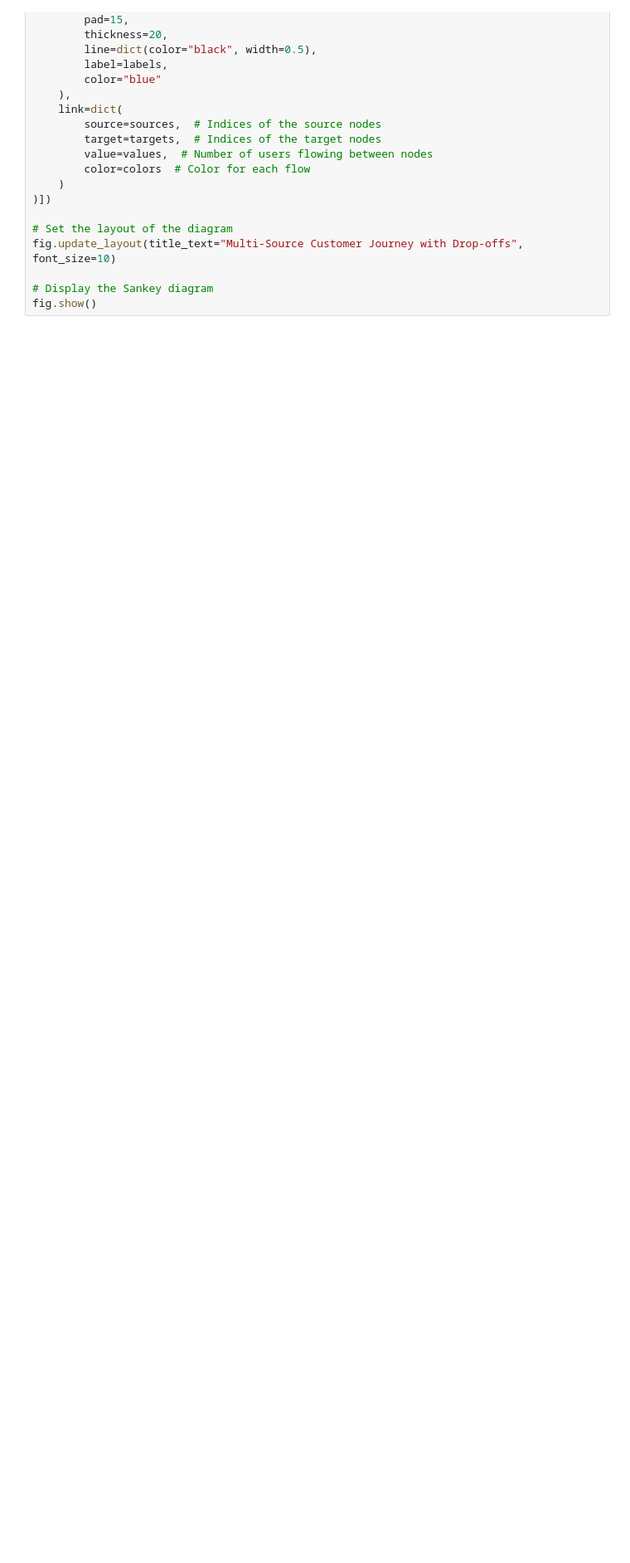
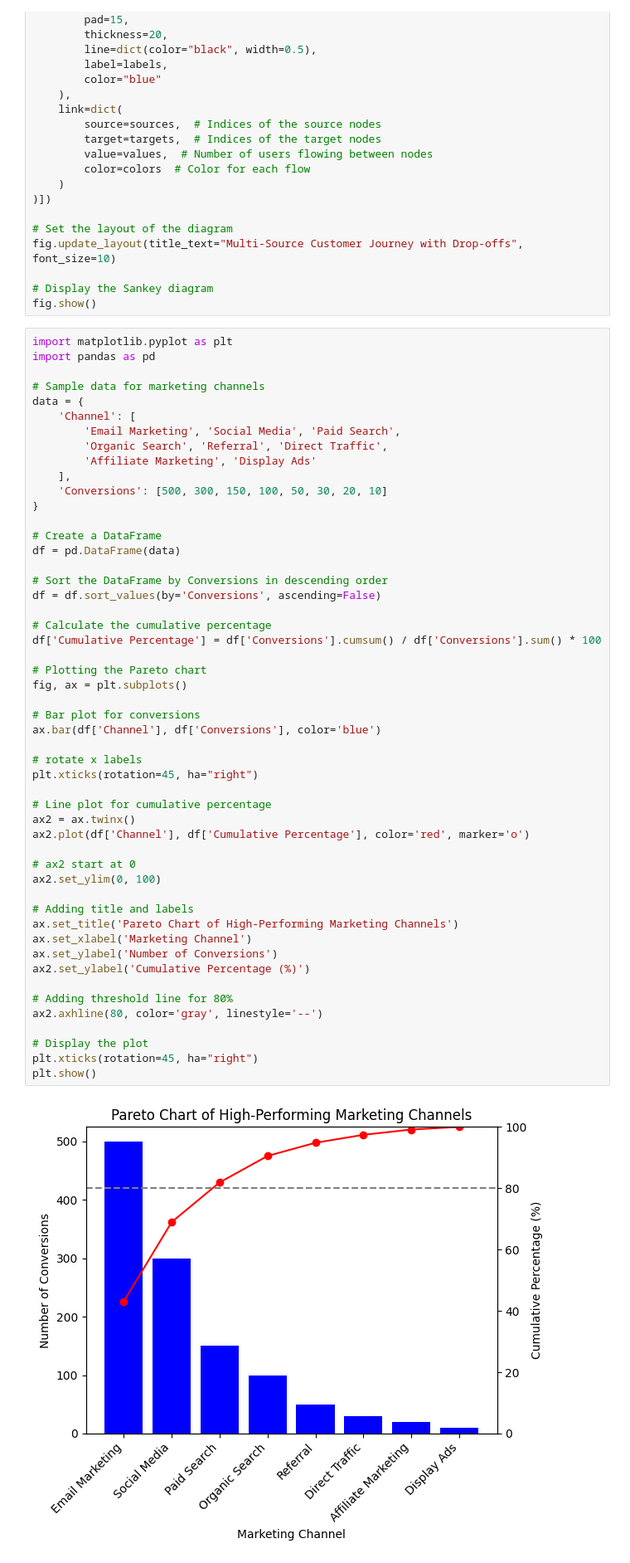
Before and after one commit to LaurinBrechter/BayesianInference, a Jupyter notebook: marketing_visualizations.ipynb, the cells around one changed output. Shown at 83% size. Drawn from its saved outputs; the diff is of its cells as text; blank space fills up the shorter version.

Commit message:
add visualization for pareto chart and spider chart

```diff
--- a/marketing_visualizations.ipynb
+++ b/marketing_visualizations.ipynb
@@ -232,3 +232,56 @@ fig.update_layout(title_text="Multi-Source Customer Journey with Drop-offs", fon
 
 # Display the Sankey diagram
 fig.show()
+# %%
+import matplotlib.pyplot as plt
+import pandas as pd
+
+# Sample data for marketing channels
+data = {
+    'Channel': [
+        'Email Marketing', 'Social Media', 'Paid Search',
+        'Organic Search', 'Referral', 'Direct Traffic',
+        'Affiliate Marketing', 'Display Ads'
+    ],
+    'Conversions': [500, 300, 150, 100, 50, 30, 20, 10]
+}
+
+# Create a DataFrame
+df = pd.DataFrame(data)
+
+# Sort the DataFrame by Conversions in descending order
+df = df.sort_values(by='Conversions', ascending=False)
+
+# Calculate the cumulative percentage
+df['Cumulative Percentage'] = df['Conversions'].cumsum() / df['Conversions'].sum() * 100
+
+# Plotting the Pareto chart
+fig, ax = plt.subplots()
+
+# Bar plot for conversions
+ax.bar(df['Channel'], df['Conversions'], color='blue')
+
+# rotate x labels
+plt.xticks(rotation=45, ha="right")
+
+# Line plot for cumulative percentage
+ax2 = ax.twinx()
+ax2.plot(df['Channel'], df['Cumulative Percentage'], color='red', marker='o')
+
+# ax2 start at 0
+ax2.set_ylim(0, 100)
+
+# Adding title and labels
+ax.set_title('Pareto Chart of High-Performing Marketing Channels')
+ax.set_xlabel('Marketing Channel')
+ax.set_ylabel('Number of Conversions')
+ax2.set_ylabel('Cumulative Percentage (%)')
+
+# Adding threshold line for 80%
+ax2.axhline(80, color='gray', linestyle='--')
+
+# Display the plot
+plt.xticks(rotation=45, ha="right")
+plt.show()
+# %% [output]
+[figure, added]
```
Also changed, not shown: parts of 6 cells of this notebook.
